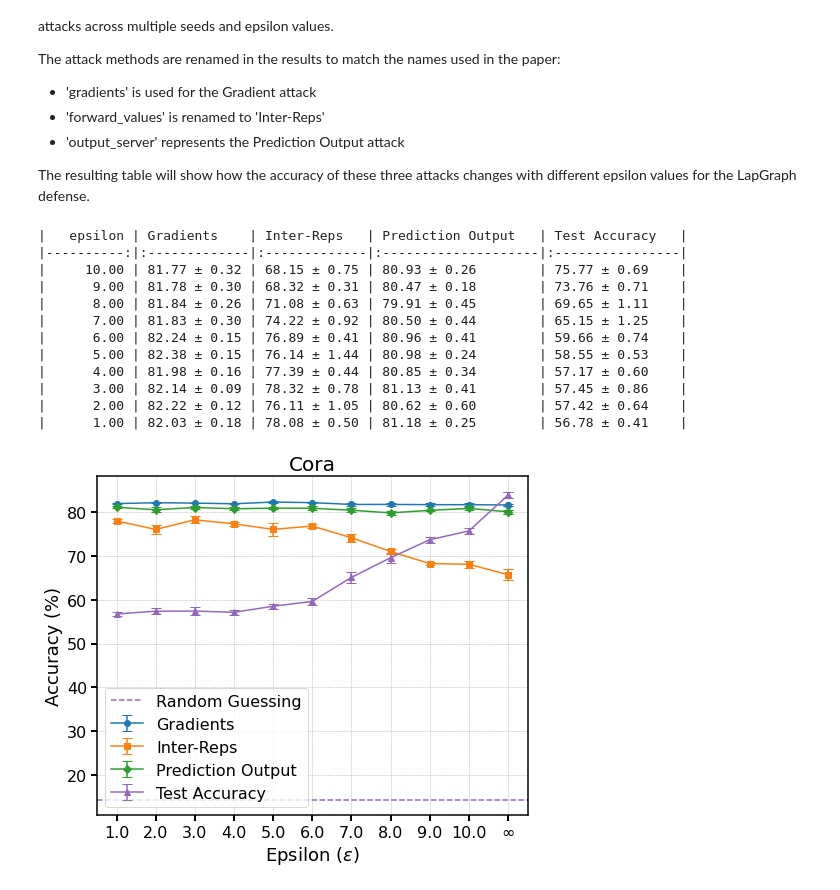
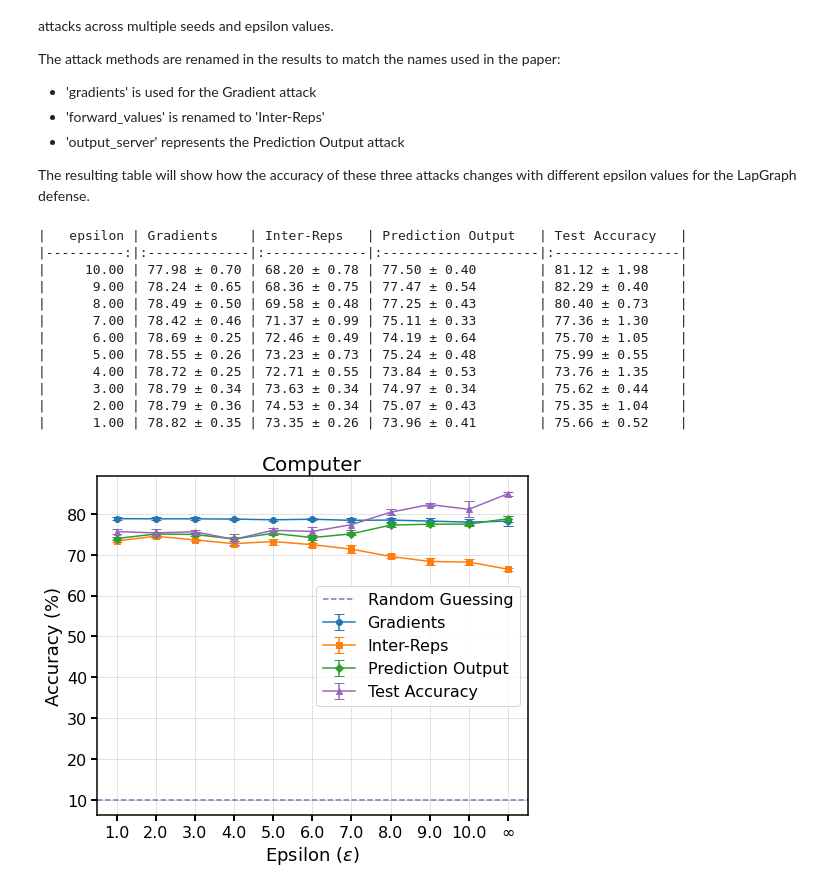
Before and after one commit to OualidZari/lia-vfgl-artifact, a Jupyter notebook: reproduced_results/lapgraph_defense.ipynb, the cells around one changed output. Cells and saved outputs as stored; diff of their text form; code cells hidden in the pictures.

Commit message:
Fixed the plots figure for Lapgraph

```diff
--- a/reproduced_results/lapgraph_defense.ipynb
+++ b/reproduced_results/lapgraph_defense.ipynb
@@ -62,7 +62,7 @@ def parse_results(experiment_dir):
                 config = json.load(f)
                 epsilon = config.get('epsilon', None)
 
-            if epsilon is None:
+            if epsilon is None or not (1 <= epsilon <= 10):
                 continue
 
             df = pd.read_csv(csv_path)
@@ -99,7 +99,8 @@ def parse_results(experiment_dir):
 
     return pd.DataFrame(results)
 
-experiment_dir = '../logs/Defense Lapgraph results Cora'
+experiment_dir = '../logs/Defense Lapgraph results Computer'
+dataset_name = experiment_dir.split()[-1]
 results_df = parse_results(experiment_dir)
 
 if results_df.empty:
@@ -151,29 +152,32 @@ else:
 # %% [output]
 |   epsilon | Gradients    | Inter-Reps   | Prediction Output   | Test Accuracy   |
 |----------:|:-------------|:-------------|:--------------------|:----------------|
-|     10.00 | 81.77 ± 0.32 | 68.15 ± 0.75 | 80.93 ± 0.26        | 75.77 ± 0.69    |
-|      9.00 | 81.78 ± 0.30 | 68.32 ± 0.31 | 80.47 ± 0.18        | 73.76 ± 0.71    |
-|      8.00 | 81.84 ± 0.26 | 71.08 ± 0.63 | 79.91 ± 0.45        | 69.65 ± 1.11    |
-|      7.00 | 81.83 ± 0.30 | 74.22 ± 0.92 | 80.50 ± 0.44        | 65.15 ± 1.25    |
-|      6.00 | 82.24 ± 0.15 | 76.89 ± 0.41 | 80.96 ± 0.41        | 59.66 ± 0.74    |
-|      5.00 | 82.38 ± 0.15 | 76.14 ± 1.44 | 80.98 ± 0.24        | 58.55 ± 0.53    |
-|      4.00 | 81.98 ± 0.16 | 77.39 ± 0.44 | 80.85 ± 0.34        | 57.17 ± 0.60    |
-|      3.00 | 82.14 ± 0.09 | 78.32 ± 0.78 | 81.13 ± 0.41        | 57.45 ± 0.86    |
-|      2.00 | 82.22 ± 0.12 | 76.11 ± 1.05 | 80.62 ± 0.60        | 57.42 ± 0.64    |
-|      1.00 | 82.03 ± 0.18 | 78.08 ± 0.50 | 81.18 ± 0.25        | 56.78 ± 0.41    |
+|     10.00 | 77.98 ± 0.70 | 68.20 ± 0.78 | 77.50 ± 0.40        | 81.12 ± 1.98    |
+|      9.00 | 78.24 ± 0.65 | 68.36 ± 0.75 | 77.47 ± 0.54        | 82.29 ± 0.40    |
+|      8.00 | 78.49 ± 0.50 | 69.58 ± 0.48 | 77.25 ± 0.43        | 80.40 ± 0.73    |
+|      7.00 | 78.42 ± 0.46 | 71.37 ± 0.99 | 75.11 ± 0.33        | 77.36 ± 1.30    |
+|      6.00 | 78.69 ± 0.25 | 72.46 ± 0.49 | 74.19 ± 0.64        | 75.70 ± 1.05    |
+|      5.00 | 78.55 ± 0.26 | 73.23 ± 0.73 | 75.24 ± 0.48        | 75.99 ± 0.55    |
+|      4.00 | 78.72 ± 0.25 | 72.71 ± 0.55 | 73.84 ± 0.53        | 73.76 ± 1.35    |
+|      3.00 | 78.79 ± 0.34 | 73.63 ± 0.34 | 74.97 ± 0.34        | 75.62 ± 0.44    |
+|      2.00 | 78.79 ± 0.36 | 74.53 ± 0.34 | 75.07 ± 0.43        | 75.35 ± 1.04    |
+|      1.00 | 78.82 ± 0.35 | 73.35 ± 0.26 | 73.96 ± 0.41        | 75.66 ± 0.52    |
 # %%
-# Add data for no defense (epsilon = ∞)
-no_defense_data = {
-    'epsilon': 11, # ∞
-    'Gradients_mean': 0.8171,
-    'Gradients_sem': 0.0021,
-    'Inter-Reps_mean': 0.6577,
-    'Inter-Reps_sem': 0.0119,
-    'Prediction Output_mean': 0.8014,
-    'Prediction Output_sem': 0.0050,
-    'test_accuracy_mean': 0.8397,
-    'test_accuracy_sem': 0.0075
-}
+import json
+
+# Load the no defense data from the JSON file
+# Change this to the appropriate dataset name
+with open(f'./no_defense_data/no_defense_data_{dataset_name}.json', 'r') as f:
+    no_defense_data = json.load(f)
+
+# divide by 100 to get the accuracy in percentage all the values
+for key in no_defense_data:
+    if key in ['Gradients_mean', 'Gradients_sem', 'Inter-Reps_mean', 'Inter-Reps_sem', 'Prediction Output_mean',
+               'Prediction Output_sem', 'test_accuracy_mean', 'test_accuracy_sem', 'random_guessing_test_accuracy']:
+        no_defense_data[key] = no_defense_data[key] / 100.0
+
+# Add epsilon value for no defense data
+no_defense_data['epsilon'] = 11  # ∞
 
 # Add no defense data to grouped_results
 grouped_results = pd.concat([pd.DataFrame([no_defense_data]), grouped_results], ignore_index=True)
@@ -191,43 +195,43 @@ for i, attack in enumerate(['Gradients', 'Inter-Reps', 'Prediction Output', 'tes
                  label=label, capsize=5, marker=markers[i], color=colors[i])
 
 # Add horizontal line for random guessing
-plt.axhline(y=14.28, color='#9467bd', linestyle='--', label='Random Guessing')
+plt.axhline(y=no_defense_data['random_guessing_test_accuracy']*100, color='#9467bd', linestyle='--', label='Random Guessing')
 
 plt.xlabel('Epsilon ($\epsilon$)', fontsize=18)
 plt.ylabel('Accuracy (%)', fontsize=18)
-plt.title('Cora', fontsize=20)
+plt.title(dataset_name, fontsize=20)
 plt.legend(fontsize=16)
 plt.grid(True, which='both', linestyle='--', linewidth=0.5)
 
 #Set x-axis ticks to show all epsilon values including infinity
 epsilon_values = list(grouped_results['epsilon'].unique())
 epsilon_values[-1] = '∞'  # Replace inf with ∞ symbol
 range_epsilon = range(1, len(epsilon_values)+1)
-
 
 plt.xticks(range_epsilon, epsilon_values)
 
 # print("X-axis ticks:")
 # print(plt.gca().get_xticks())
 # print("X-axis tick labels:")
 # print(plt.gca().get_xticklabels())
 
 # Increase tick font size and add more contrast
 plt.tick_params(axis='both', which='major', labelsize=16, width=2, length=6)
 plt.tick_params(axis='both', which='minor', labelsize=10, width=1, length=4)
 
 # Add border to the figure
 plt.gca().spines['top'].set_linewidth(1.5)
 plt.gca().spines['right'].set_linewidth(1.5)
 plt.gca().spines['bottom'].set_linewidth(1.5)
 plt.gca().spines['left'].set_linewidth(1.5)
 
 # Adjust x-axis to ensure epsilon 1 is visible
 # plt.xlim(-0.5, len(epsilon_values) - 0.5)
 
 plt.tight_layout()
-# save the figure as pdf
-plt.savefig('lapgraph_defense_cora.pdf', dpi=150)
+# save the figure as
+
+plt.savefig(f'lapgraph_defense_{dataset_name}.pdf', dpi=150)
 plt.show()
 # %% [output]
-[figure, old version]
+[figure, new version]
```
Also changed, not shown: 5 other files.
